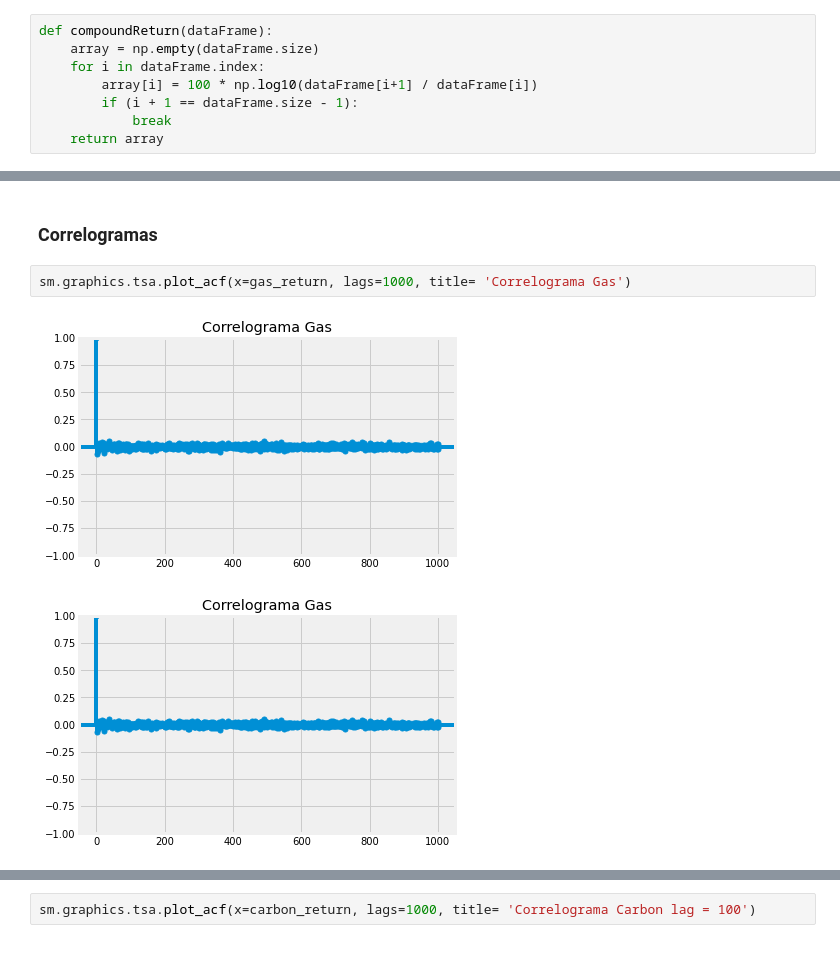
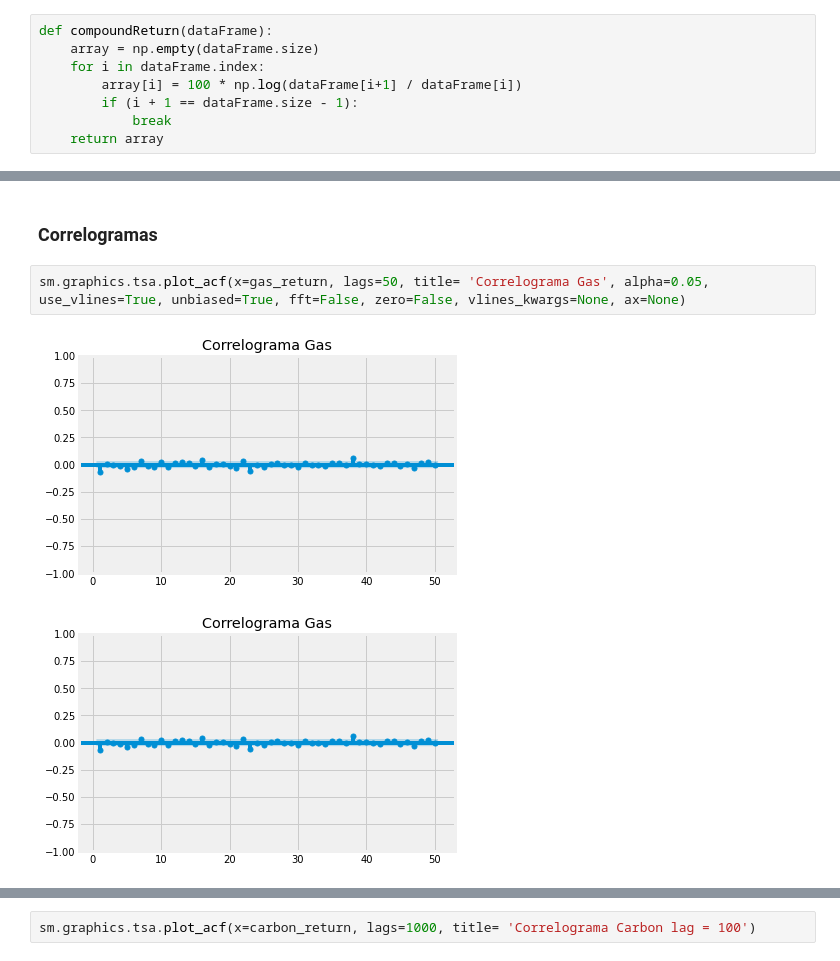
Before and after one commit to Cesuuur/energy-market-analysis, a Jupyter notebook: EstadisticaDescriptiva.ipynb, the cells around one changed output, grey strips where cells are left out. Cells and saved outputs as stored; diff of their text form.

```diff
--- a/EstadisticaDescriptiva.ipynb
+++ b/EstadisticaDescriptiva.ipynb
@@ -118,7 +117,7 @@ plotUtils.plotFunctionWithDates(last_price_day_gas, gas["Fecha"], "2008 - 2022",
 def compoundReturn(dataFrame):
     array = np.empty(dataFrame.size)
     for i in dataFrame.index:
-        array[i] = 100 * np.log10(dataFrame[i+1] / dataFrame[i])
+        array[i] = 100 * np.log(dataFrame[i+1] / dataFrame[i])
         if (i + 1 == dataFrame.size - 1):
             break
     return array
@@ -445,7 +444,7 @@ ljungBoxTest(carbon_return, 1000)
 # %% [markdown]
 ### Correlogramas
 # %%
-sm.graphics.tsa.plot_acf(x=gas_return, lags=1000, title= 'Correlograma Gas')
+sm.graphics.tsa.plot_acf(x=gas_return, lags=50, title= 'Correlograma Gas', alpha=0.05, use_vlines=True, unbiased=True, fft=False, zero=False, vlines_kwargs=None, ax=None)
 # %% [output]
-[figure, old version]
+[figure, new version]
-[figure, old version]
+[figure, new version]
```
Also changed, not shown: parts of 49 cells of this notebook.
